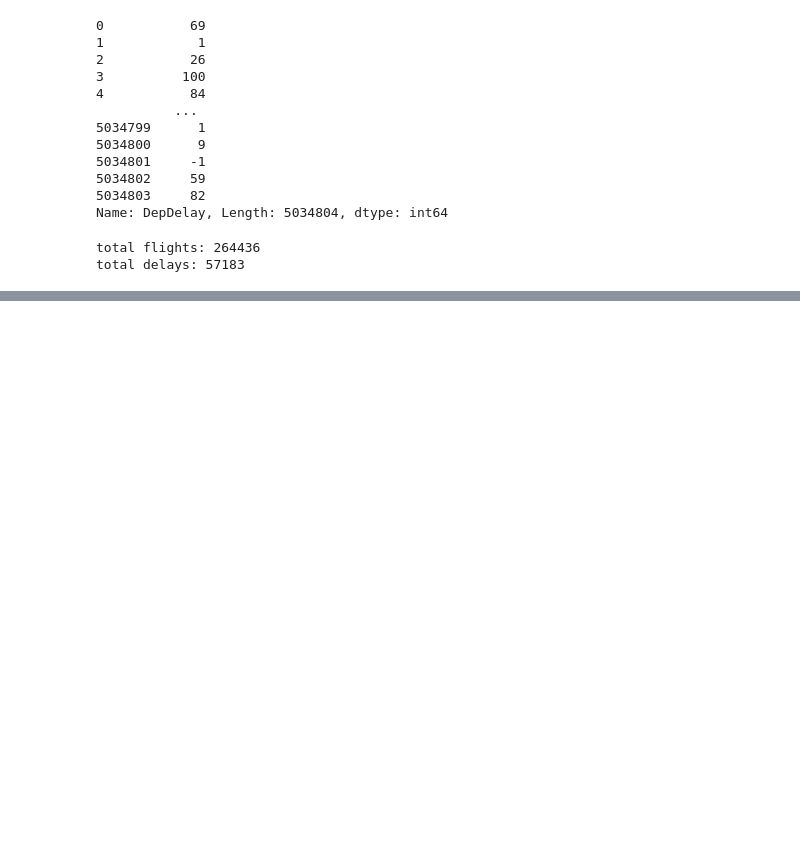
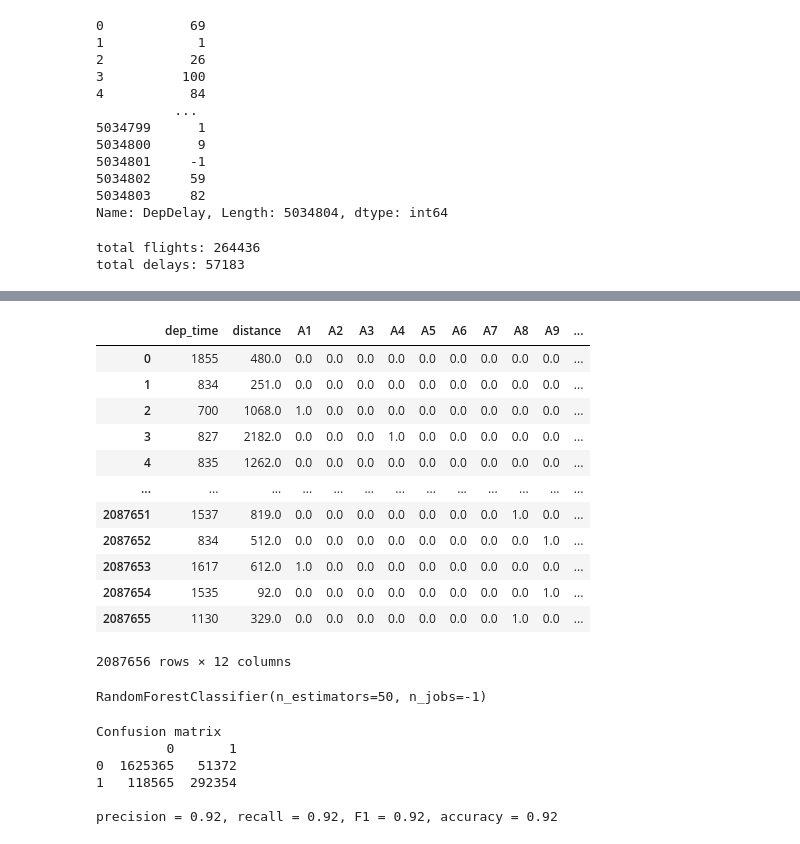
Before and after one commit to liemnt/test-flight-business-intelligence, a Jupyter notebook: process_and_predict.ipynb, the cells around one changed output, grey strips where cells are left out. Cells and saved outputs as stored; diff of their text form; code cells hidden in the pictures; blank space fills up the shorter version.

Commit message:
use OnehotEncoder & RandomForestClassifier

```diff
--- a/process_and_predict.ipynb
+++ b/process_and_predict.ipynb
@@ -97,0 +153,43 @@ total delays: 57183
+# %%
+df_1995_selc['dep_delay'] = (df_1995_selc['dep_delay'] > 10) *1
+categ_cols = ['unique_carrier', 'flight_num', 'dest', 'origin']
+
+for item  in categ_cols:
+    df_1995_selc[item] = df_1995_selc[item].astype('category').cat.codes + 1
+# %%
+train, test, y_train, y_test = train_test_split(df_1995_selc.drop(['dep_delay'], axis=1), df_1995_selc["dep_delay"],
+                                                random_state=10, test_size=0.4)
+# %%
+from sklearn.preprocessing import OneHotEncoder
+
+enc = OneHotEncoder()
+enc.fit(train["unique_carrier"].values.reshape(-1, 1))
+
+# enc.feature_indices_
+airline_onehot = enc.transform(train["unique_carrier"].values.reshape(-1, 1)).toarray()
+airline_onehot_test = enc.transform(test["unique_carrier"].values.reshape(-1, 1)).toarray()
+# %%
+
+air_oh_df = pd.DataFrame(airline_onehot, columns = ["A1","A2","A3","A4","A5","A6","A7",
+                                                    "A8","A9","A10"])
+air_oh_test_df = pd.DataFrame(airline_onehot_test, columns = ["A1","A2","A3","A4","A5","A6","A7",
+                                                         "A8","A9","A10"])
+# %%
+train2 = pd.concat([train.reset_index(),air_oh_df.reset_index()],axis=1).drop(["index","month","day_of_month","day_of_week","unique_carrier","flight_num","dest","origin"],axis=1)
+test2  = pd.concat([test.reset_index(),air_oh_test_df.reset_index()],axis=1).drop(["index","month","day_of_month","day_of_week","unique_carrier","flight_num","dest","origin"],axis=1)
+
+test2
+# %% [output]
+|  | dep_time | distance | A1 | A2 | A3 | A4 | A5 | A6 | A7 | A8 | A9 | ... |
+| 0 | 1855 | 480.0 | 0.0 | 0.0 | 0.0 | 0.0 | 0.0 | 0.0 | 0.0 | 0.0 | 0.0 | ... |
+| 1 | 834 | 251.0 | 0.0 | 0.0 | 0.0 | 0.0 | 0.0 | 0.0 | 0.0 | 0.0 | 0.0 | ... |
+| 2 | 700 | 1068.0 | 1.0 | 0.0 | 0.0 | 0.0 | 0.0 | 0.0 | 0.0 | 0.0 | 0.0 | ... |
+| 3 | 827 | 2182.0 | 0.0 | 0.0 | 0.0 | 1.0 | 0.0 | 0.0 | 0.0 | 0.0 | 0.0 | ... |
+| 4 | 835 | 1262.0 | 0.0 | 0.0 | 0.0 | 0.0 | 0.0 | 0.0 | 0.0 | 0.0 | 0.0 | ... |
+| ... | ... | ... | ... | ... | ... | ... | ... | ... | ... | ... | ... | ... |
+| 2087651 | 1537 | 819.0 | 0.0 | 0.0 | 0.0 | 0.0 | 0.0 | 0.0 | 0.0 | 1.0 | 0.0 | ... |
+| 2087652 | 834 | 512.0 | 0.0 | 0.0 | 0.0 | 0.0 | 0.0 | 0.0 | 0.0 | 0.0 | 1.0 | ... |
+| 2087653 | 1617 | 612.0 | 1.0 | 0.0 | 0.0 | 0.0 | 0.0 | 0.0 | 0.0 | 0.0 | 0.0 | ... |
+| 2087654 | 1535 | 92.0 | 0.0 | 0.0 | 0.0 | 0.0 | 0.0 | 0.0 | 0.0 | 0.0 | 1.0 | ... |
+| 2087655 | 1130 | 329.0 | 0.0 | 0.0 | 0.0 | 0.0 | 0.0 | 0.0 | 0.0 | 1.0 | 0.0 | ... |
+2087656 rows × 12 columns
@@ -97,0 +206,23 @@ total delays: 57183
+# %%
+clf_rf = RandomForestClassifier(n_estimators=50, n_jobs=-1)
+clf_rf.fit(train2, y_train)
+# %% [output]
+RandomForestClassifier(n_estimators=50, n_jobs=-1)
+# %%
+# Evaluate on test set
+pr = clf_rf.predict(test2)
+
+# print results
+cm = confusion_matrix(y_test, pr)
+print("Confusion matrix")
+print(pd.DataFrame(cm))
+report_svm = precision_recall_fscore_support(list(y_test), list(pr), average='micro')
+print("\nprecision = %0.2f, recall = %0.2f, F1 = %0.2f, accuracy = %0.2f\n" % \
+        (report_svm[0], report_svm[1], report_svm[2], accuracy_score(list(y_test), list(pr))))
+# %% [output]
+Confusion matrix
+         0       1
+0  1625365   51372
+1   118565  292354
+
+precision = 0.92, recall = 0.92, F1 = 0.92, accuracy = 0.92
```
Also changed, not shown: parts of 16 cells of this notebook, 1 other file.
